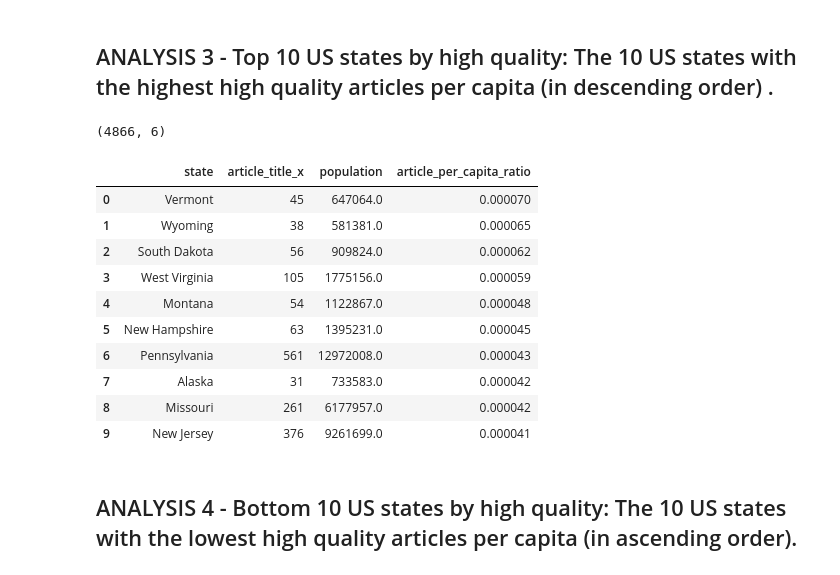
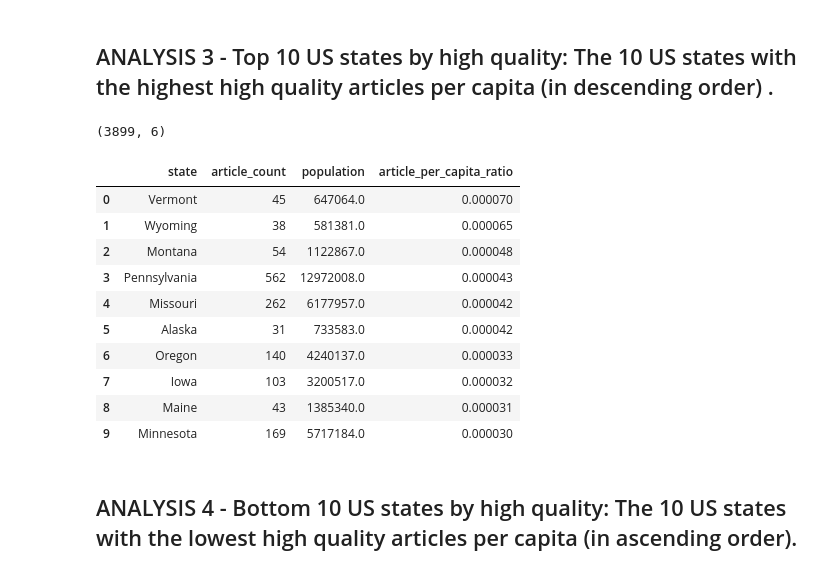
Before and after one commit to prerit162/data-512-homework_2, a Jupyter notebook: Code/Analysis.ipynb, the cells around one changed output. Cells and saved outputs as stored; diff of their text form; code cells hidden in the pictures.

```diff
--- a/Code/Analysis.ipynb
+++ b/Code/Analysis.ipynb
@@ -217,5 +229,6 @@ wiki_detailed_data.shape
 # %%
 wiki_detailed_data = pd.read_csv('../../HW2/Data/Wiki_Scraped_data.csv')
+wiki_detailed_data['STATE'] = data['state']
 wiki_detailed_data.drop('Unnamed: 0', axis =1 ,inplace=True)
 wiki_detailed_data.drop_duplicates(subset = ['title'], inplace=True)
 wiki_detailed_data.shape
@@ -271,7 +296,7 @@ dtypes: int64(1), object(1)
 memory usage: 336.3+ KB
 # %%
 wiki_data = pd.merge(wiki_detailed_data, score_data , how = 'left',on = 'lastrevid')
-wiki_data['STATE'] = wiki_data['title'].apply(lambda x: str(x).strip().split(',')[-1].strip())
+#wiki_data['STATE'] = wiki_data['title'].apply(lambda x: str(x).strip().split(',')[-1].strip())
 print(wiki_data.shape)
 wiki_data.head(2)
 # %% [output]
@@ -542,28 +570,29 @@ final_df.head()
 quality_df = final_df.loc[final_df['article_quality'].isin(['GA','FA'])]
 print(quality_df.shape)
 # %% [output]
-(4866, 6)
+(3899, 6)
 # %%
 
 inter = quality_df.groupby(['state'])['article_title'].count().sort_values(ascending=False).reset_index()
 articles_per_capita = pd.merge(inter, quality_df,how = 'left', on = 'state')
 articles_per_capita= articles_per_capita[['state','article_title_x','population']].drop_duplicates(subset=  ['state']).reset_index(drop=True)
 articles_per_capita['article_per_capita_ratio'] = articles_per_capita['article_title_x']/articles_per_capita['population']
+articles_per_capita.columns = ['state','article_count','population','article_per_capita_ratio']
 articles_per_capita.sort_values(by = 'article_per_capita_ratio', ascending = False, inplace=True)
 articles_per_capita.reset_index(inplace=True, drop=True)
 articles_per_capita.head(10)
 # %% [output]
-|  | state | article_title_x | population | article_per_capita_ratio |
+|  | state | article_count | population | article_per_capita_ratio |
 | 0 | Vermont | 45 | 647064.0 | 0.000070 |
 | 1 | Wyoming | 38 | 581381.0 | 0.000065 |
-| 2 | South Dakota | 56 | 909824.0 | 0.000062 |
-| 3 | West Virginia | 105 | 1775156.0 | 0.000059 |
-| 4 | Montana | 54 | 1122867.0 | 0.000048 |
-| 5 | New Hampshire | 63 | 1395231.0 | 0.000045 |
-| 6 | Pennsylvania | 561 | 12972008.0 | 0.000043 |
-| 7 | Alaska | 31 | 733583.0 | 0.000042 |
-| 8 | Missouri | 261 | 6177957.0 | 0.000042 |
-| 9 | New Jersey | 376 | 9261699.0 | 0.000041 |
+| 2 | Montana | 54 | 1122867.0 | 0.000048 |
+| 3 | Pennsylvania | 562 | 12972008.0 | 0.000043 |
+| 4 | Missouri | 262 | 6177957.0 | 0.000042 |
+| 5 | Alaska | 31 | 733583.0 | 0.000042 |
+| 6 | Oregon | 140 | 4240137.0 | 0.000033 |
+| 7 | Iowa | 103 | 3200517.0 | 0.000032 |
+| 8 | Maine | 43 | 1385340.0 | 0.000031 |
+| 9 | Minnesota | 169 | 5717184.0 | 0.000030 |
 # %% [markdown]
 ## ANALYSIS 4 - Bottom 10 US states by high quality: The 10 US states with the lowest high quality articles per capita (in ascending order).
 # %%
```
Also changed, not shown: parts of 35 cells of this notebook.
